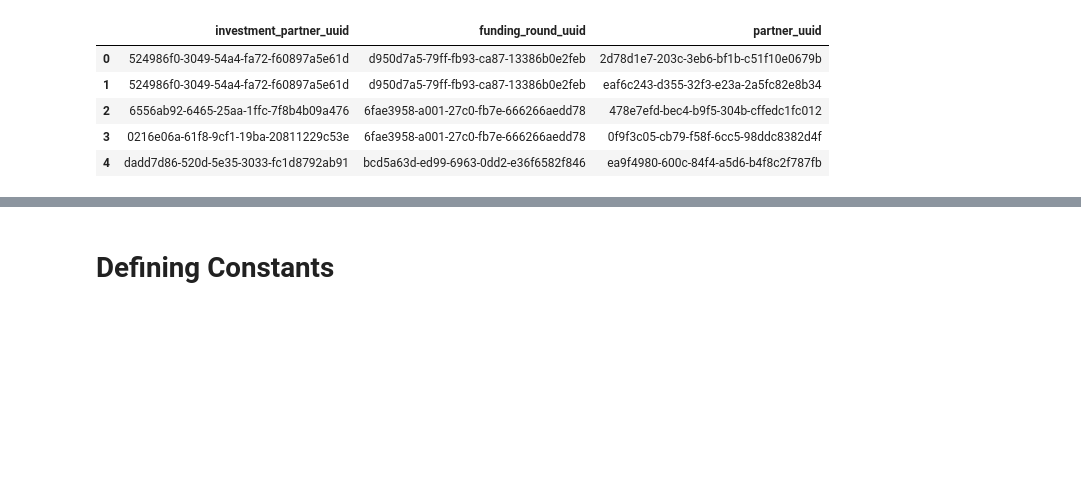
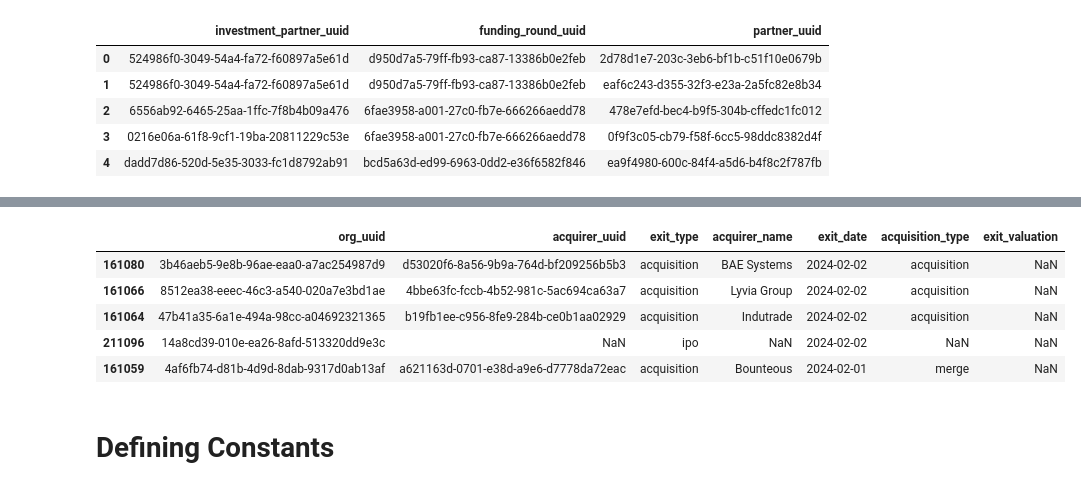
Before and after one commit to johanhaha/VentureMafia-Backend, a Jupyter notebook: data_analysis/VentureMafia.ipynb, the cells around one changed output, grey strips where cells are left out. Drawn from its saved outputs; the diff is of its cells as text; code cells hidden in the pictures; blank space fills up the shorter version.

```diff
--- a/data_analysis/VentureMafia.ipynb
+++ b/data_analysis/VentureMafia.ipynb
@@ -112,3 +142,14 @@ investment_partners.head()
+# %%
+acquisitons_ipos = pd.concat([acquisitions, ipos.drop_duplicates(subset = ['org_uuid', 'exit_date'])], ignore_index = True).sort_values(by = 'exit_date', ascending = False).drop_duplicates(subset = ['org_uuid'])
+
+acquisitons_ipos.head()
+# %% [output]
+|  | org_uuid | acquirer_uuid | exit_type | acquirer_name | exit_date | acquisition_type | exit_valuation |
+| 161080 | 3b46aeb5-9e8b-96ae-eaa0-a7ac254987d9 | d53020f6-8a56-9b9a-764d-bf209256b5b3 | acquisition | BAE Systems | 2024-02-02 | acquisition | NaN |
+| 161066 | 8512ea38-eeec-46c3-a540-020a7e3bd1ae | 4bbe63fc-fccb-4b52-981c-5ac694ca63a7 | acquisition | Lyvia Group | 2024-02-02 | acquisition | NaN |
+| 161064 | 47b41a35-6a1e-494a-98cc-a04692321365 | b19fb1ee-c956-8fe9-284b-ce0b1aa02929 | acquisition | Indutrade | 2024-02-02 | acquisition | NaN |
+| 211096 | 14a8cd39-010e-ea26-8afd-513320dd9e3c | NaN | ipo | NaN | 2024-02-02 | NaN | NaN |
+| 161059 | 4af6fb74-d81b-4d9d-8dab-9317d0ab13af | a621163d-0701-e38d-a9e6-d7778da72eac | acquisition | Bounteous | 2024-02-01 | merge | NaN |
 # %% [markdown]
 # Defining Constants
 # %%
```
Also changed, not shown: parts of 7 cells of this notebook, 1 other file.
